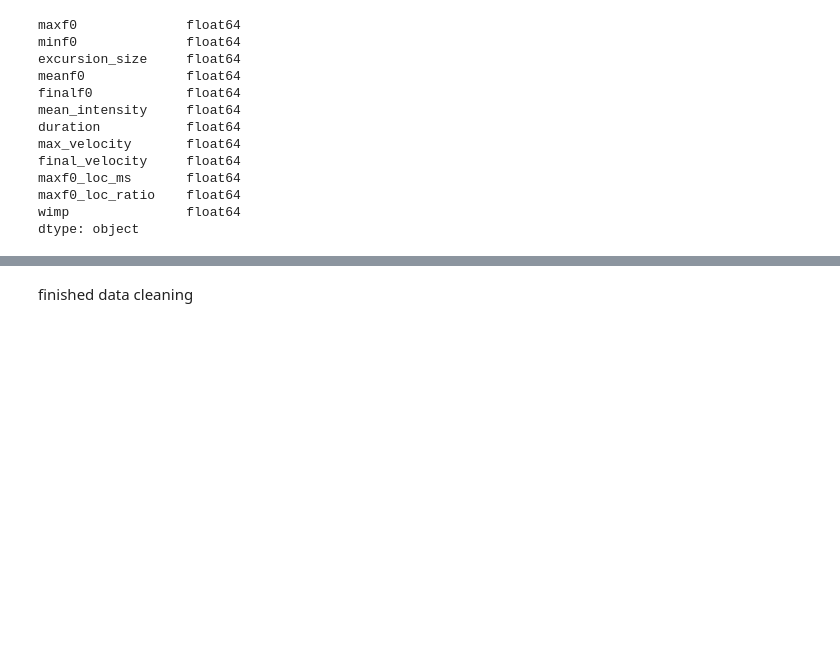
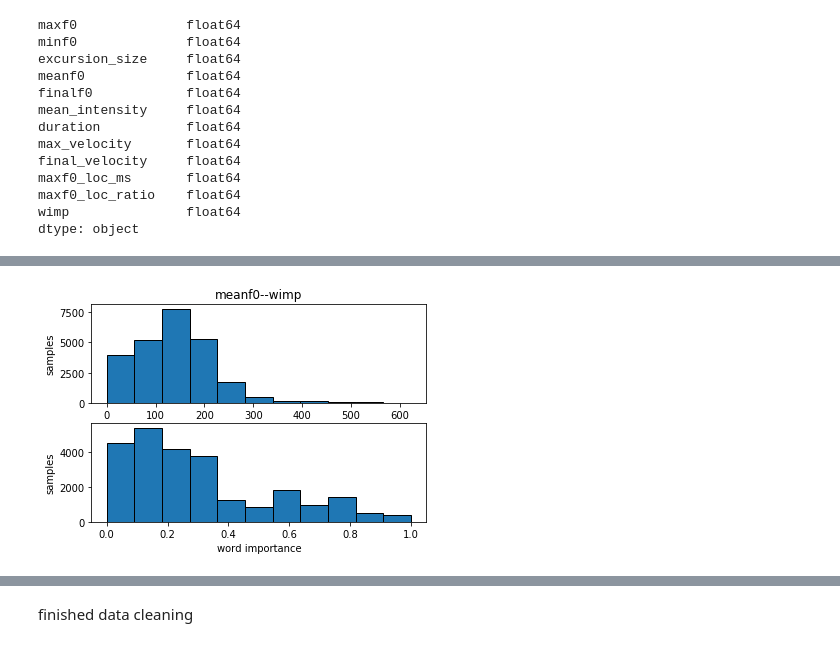
Before and after one commit to byronthecoder/Prosody-Prominence-Perplexity, a Jupyter notebook: ParselMouth.ipynb, the cells around one changed output, grey strips where cells are left out. Drawn from its saved outputs; the diff is of its cells as text; code cells hidden in the pictures; blank space fills up the shorter version.

```diff
--- a/ParselMouth.ipynb
+++ b/ParselMouth.ipynb
@@ -466,0 +735,18 @@ feature_dict = {"maxf0": 1, "minf0": 2, "excursion_size": 3,
+# %%
+# params (row_num, col_num, index)
+plt.subplot(2, 1, 1)
+plt.title("meanf0--wimp")
+
+# params (data, bin, edgecolor)
+plt.hist(data.meanf0, 11, edgecolor='black')
+
+plt.xlabel("meanf0(Hz)")
+plt.ylabel("samples")
+
+plt.subplot(2, 1, 2)
+plt.hist(data.wimp, 11, edgecolor='black')
+plt.xlabel("word importance")
+plt.ylabel("samples")
+plt.show()
+# %% [output]
+[figure, added]
```
Also changed, not shown: parts of 56 cells of this notebook.
